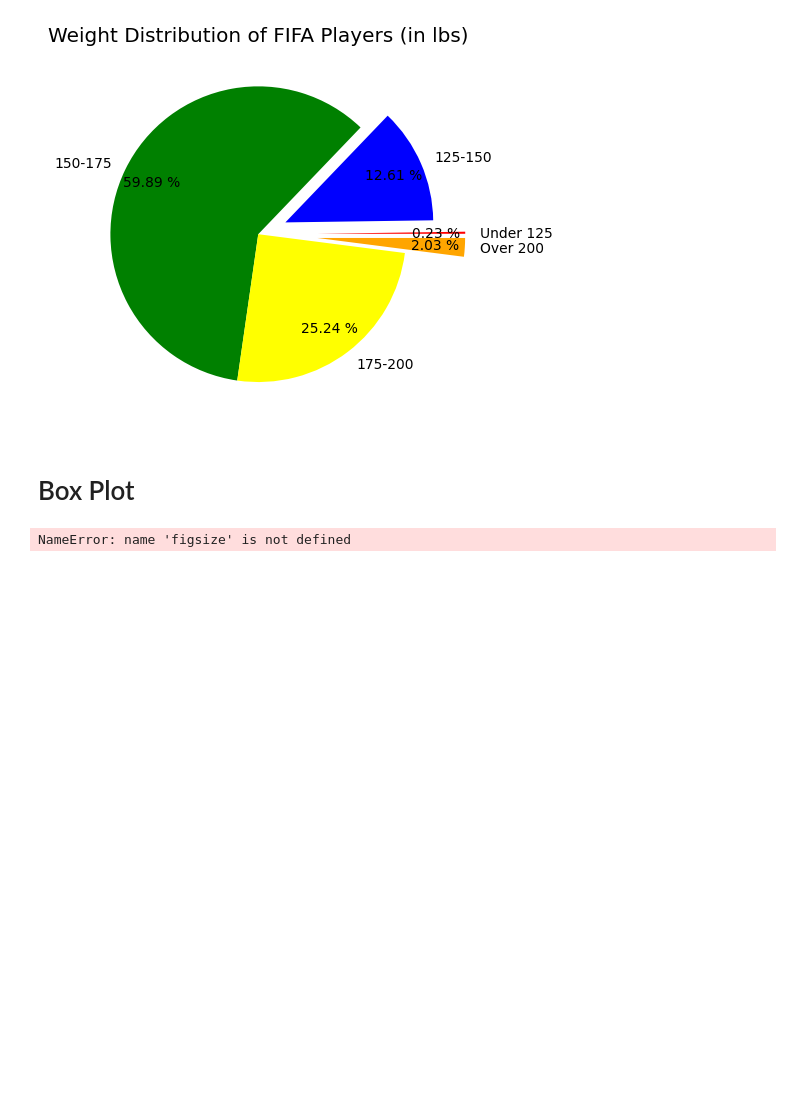
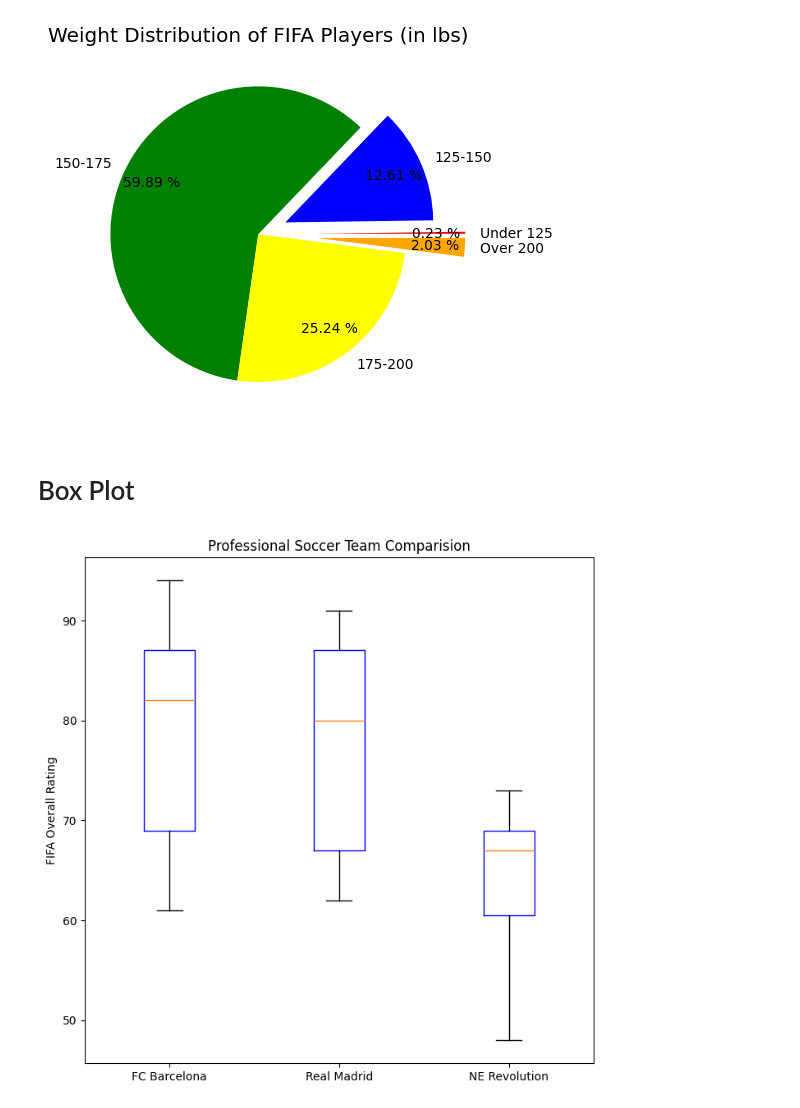
Before and after one commit to BalaSaiKoundinya5/Python-MatplotLib-Library-Practice, a Jupyter notebook: Python MatplotLib Library.ipynb, the cells around one changed output. Drawn from its saved outputs; the diff is of its cells as text; code cells hidden in the pictures; blank space fills up the shorter version.

```diff
--- a/Python MatplotLib Library.ipynb
+++ b/Python MatplotLib Library.ipynb
@@ -169,16 +169,17 @@ plt.show()
 # %%
 plt.style.use('default')
 
-plt.figure(figsize[5,8])
+plt.figure(figsize=(8,8))
 barcelona = fifa.loc[fifa.Club == 'FC Barcelona']['Overall']
 madrid = fifa.loc[fifa.Club == 'Real Madrid']['Overall']
 England = fifa.loc[fifa.Club == 'New England Revolution']['Overall']
 
-labels = ['FC Barcelona','Real Madrid','New England Revolution']
-plt.boxplot([barcelona,madrid,England],labels=labels)
-
+labels = ['FC Barcelona','Real Madrid','NE Revolution']
+boxes = plt.boxplot([barcelona,madrid,England],labels=labels)
+for box in boxes['boxes']:
+    box.set(color='blue')
 plt.title('Professional Soccer Team Comparision')
 plt.ylabel('FIFA Overall Rating')
 plt.show()
 # %% [output]
-NameError: name 'figsize' is not defined
+[figure, added]
```
